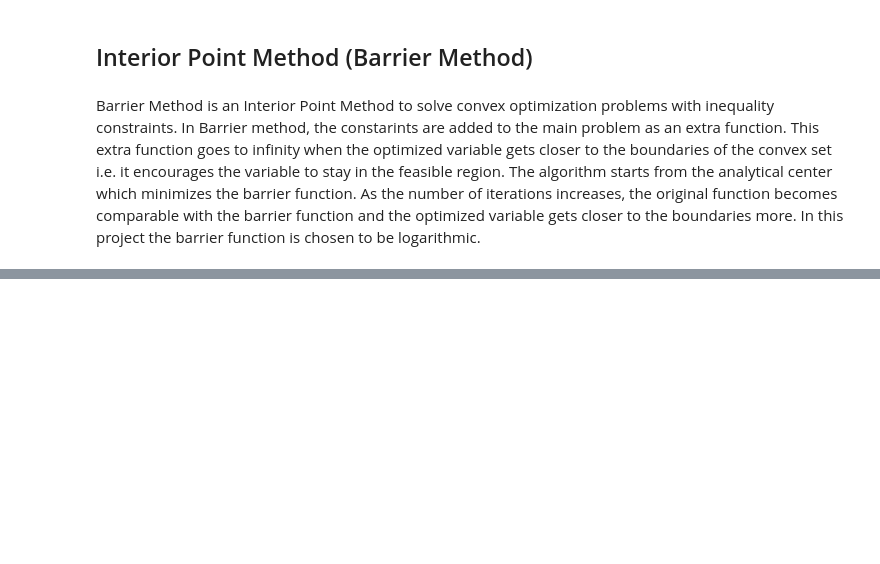
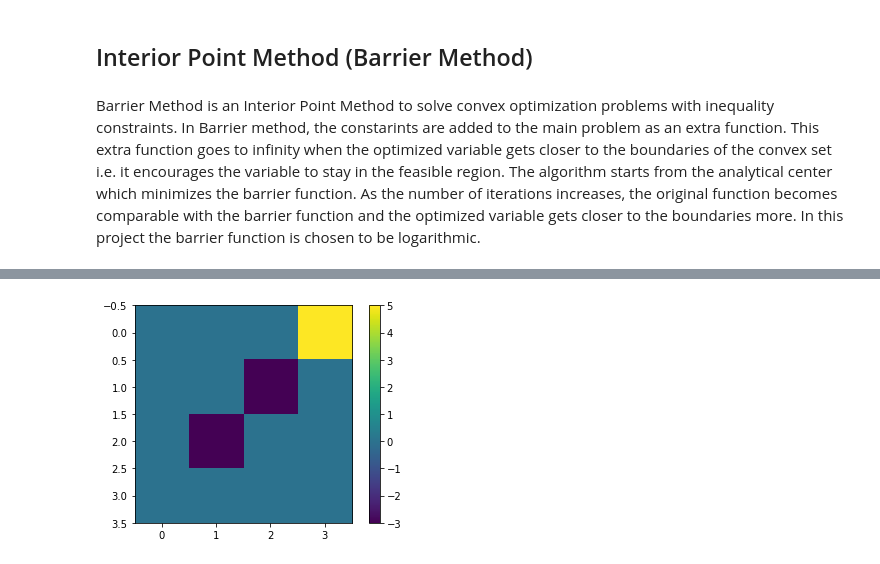
Before and after one commit to akhshah/cvxproj, a Jupyter notebook: GridWorld.ipynb, the cells around one changed output, grey strips where cells are left out. Saved outputs shown, nothing was run; the diff lists cells and outputs as text; code cells hidden in the pictures; blank space fills up the shorter version.

```diff
--- a/GridWorld.ipynb
+++ b/GridWorld.ipynb
@@ -880,0 +904,9 @@ In the first example we use a 5 by 5 grid world example to compare the required
+# %%
+rows,columns,prob,discount,tol=4,4,0.8,0.9,1e-7 # Parameters for the example
+reward=np.zeros((rows*columns,1))
+reward[5],reward[10],reward[15]=-3,-3,5
+A,b,c,P_0=Primal_parameters_1(rows,columns,prob,reward,discount,tol) # Compute constraints
+A_c,b_c,c_c,P_0_c=Analytic_center_bounds(rows,columns,prob,reward,discount,tol) # Compute constraints
+Grid_Map(b[0:P_0.shape[1]], rows, columns)
+# %% [output]
+[figure, added]
```
Also changed, not shown: parts of 20 cells of this notebook.
